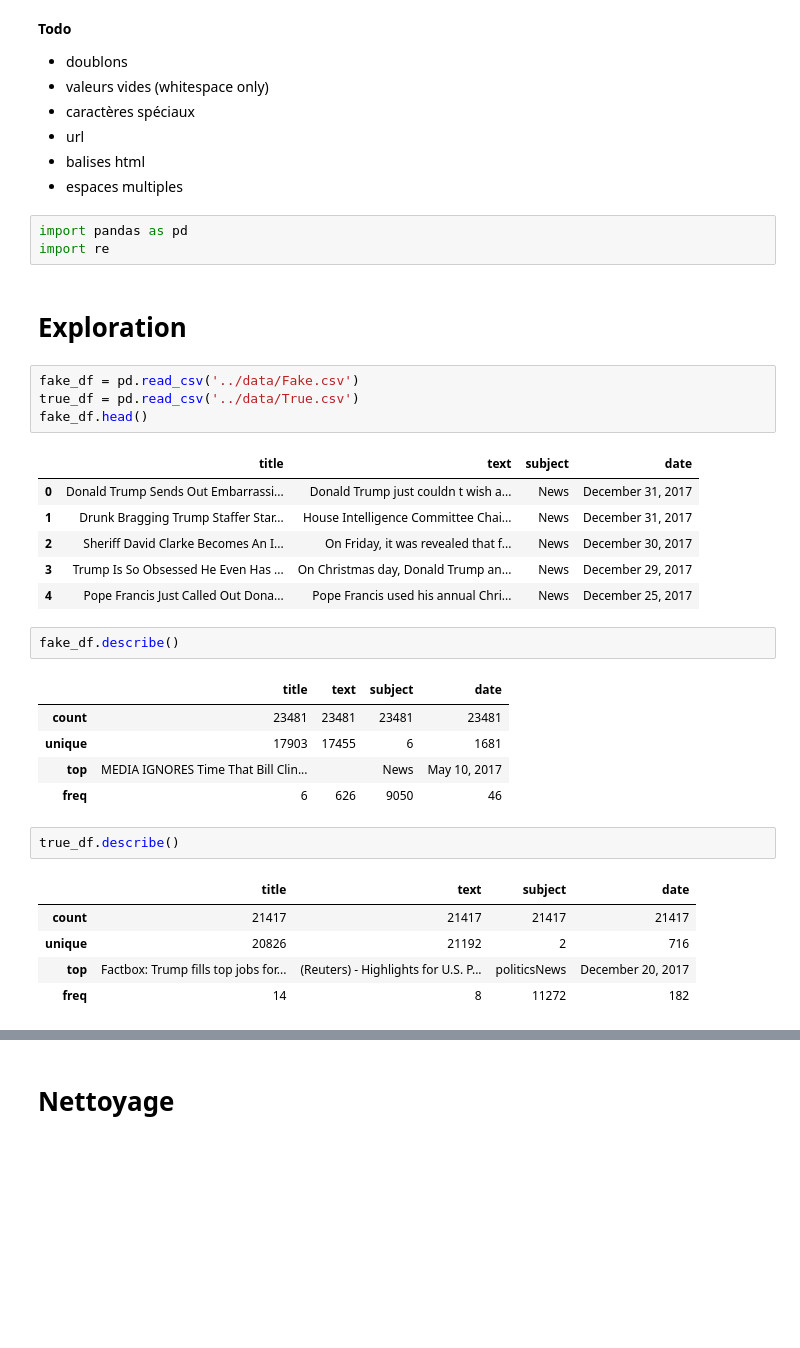
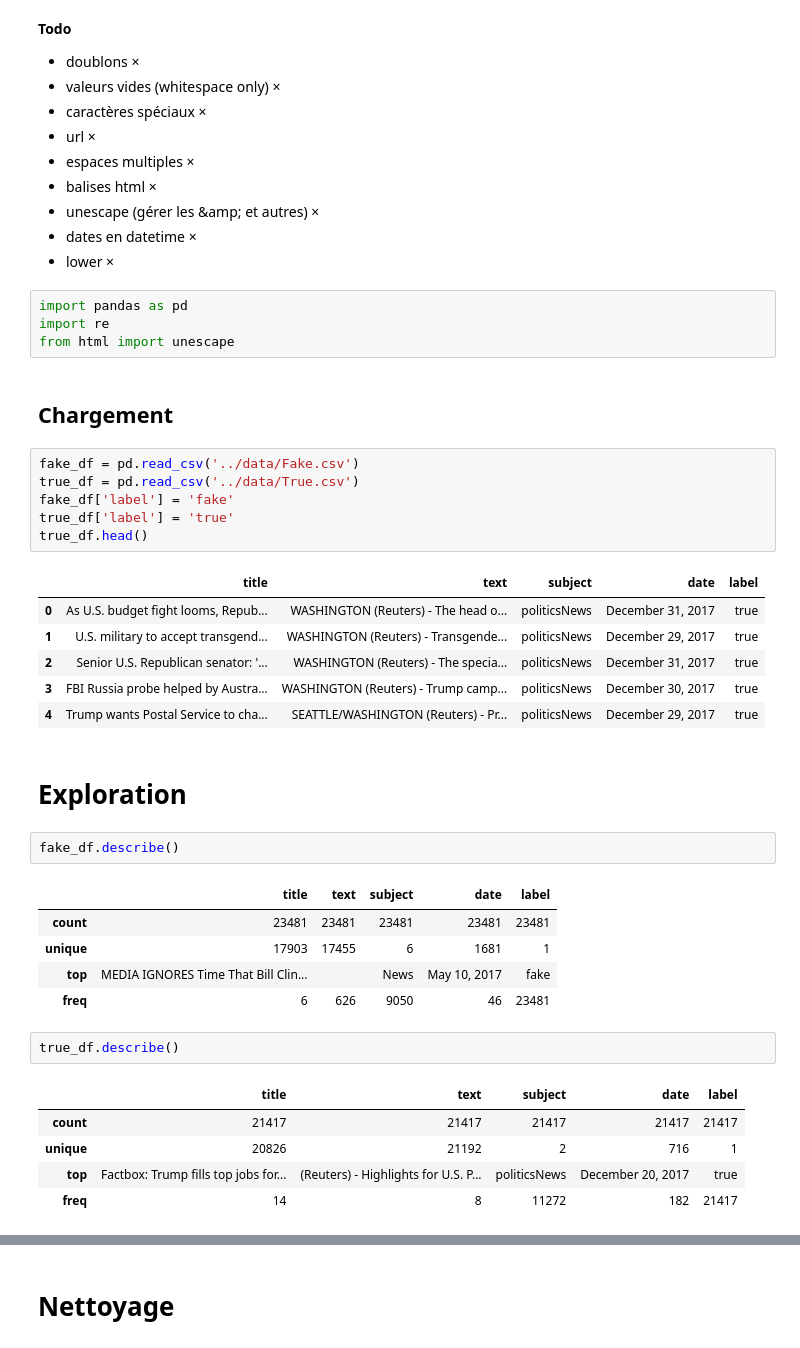
Before and after one commit to 17matb/fake-news-detection, a Jupyter notebook: notebooks/notebook.ipynb, the cells around one changed output, grey strips where cells are left out. Saved outputs shown, nothing was run; the diff lists cells and outputs as text; blank space fills up the shorter version.

```diff
--- a/notebooks/notebook.ipynb
+++ b/notebooks/notebook.ipynb
@@ -1,44 +1,52 @@
 # %% [markdown]
 **Todo**
 
--   doublons
--   valeurs vides (whitespace only)
--   caractères spéciaux
--   url
--   balises html
--   espaces multiples
+-   doublons ×
+-   valeurs vides (whitespace only) ×
+-   caractères spéciaux ×
+-   url ×
+-   espaces multiples ×
+-   balises html ×
+-   unescape (gérer les \&amp; et autres) ×
+-   dates en datetime ×
+-   lower ×
 # %%
 import pandas as pd
 import re
+from html import unescape
-# %% [markdown]
-# Exploration
+# %% [markdown]
+## Chargement
 # %%
 fake_df = pd.read_csv('../data/Fake.csv')
 true_df = pd.read_csv('../data/True.csv')
-fake_df.head()
+fake_df['label'] = 'fake'
+true_df['label'] = 'true'
+true_df.head()
 # %% [output]
-|  | title | text | subject | date |
-| 0 | Donald Trump Sends Out Embarrassi... | Donald Trump just couldn t wish a... | News | December 31, 2017 |
-| 1 | Drunk Bragging Trump Staffer Star... | House Intelligence Committee Chai... | News | December 31, 2017 |
-| 2 | Sheriff David Clarke Becomes An I... | On Friday, it was revealed that f... | News | December 30, 2017 |
-| 3 | Trump Is So Obsessed He Even Has ... | On Christmas day, Donald Trump an... | News | December 29, 2017 |
-| 4 | Pope Francis Just Called Out Dona... | Pope Francis used his annual Chri... | News | December 25, 2017 |
+|  | title | text | subject | date | label |
+| 0 | As U.S. budget fight looms, Repub... | WASHINGTON (Reuters) - The head o... | politicsNews | December 31, 2017 | true |
+| 1 | U.S. military to accept transgend... | WASHINGTON (Reuters) - Transgende... | politicsNews | December 29, 2017 | true |
+| 2 | Senior U.S. Republican senator: '... | WASHINGTON (Reuters) - The specia... | politicsNews | December 31, 2017 | true |
+| 3 | FBI Russia probe helped by Austra... | WASHINGTON (Reuters) - Trump camp... | politicsNews | December 30, 2017 | true |
+| 4 | Trump wants Postal Service to cha... | SEATTLE/WASHINGTON (Reuters) - Pr... | politicsNews | December 29, 2017 | true |
+# %% [markdown]
+# Exploration
 # %%
 fake_df.describe()
 # %% [output]
-|  | title | text | subject | date |
-| count | 23481 | 23481 | 23481 | 23481 |
-| unique | 17903 | 17455 | 6 | 1681 |
-| top | MEDIA IGNORES Time That Bill Clin... |  | News | May 10, 2017 |
-| freq | 6 | 626 | 9050 | 46 |
+|  | title | text | subject | date | label |
+| count | 23481 | 23481 | 23481 | 23481 | 23481 |
+| unique | 17903 | 17455 | 6 | 1681 | 1 |
+| top | MEDIA IGNORES Time That Bill Clin... |  | News | May 10, 2017 | fake |
+| freq | 6 | 626 | 9050 | 46 | 23481 |
 # %%
 true_df.describe()
 # %% [output]
-|  | title | text | subject | date |
-| count | 21417 | 21417 | 21417 | 21417 |
-| unique | 20826 | 21192 | 2 | 716 |
-| top | Factbox: Trump fills top jobs for... | (Reuters) - Highlights for U.S. P... | politicsNews | December 20, 2017 |
-| freq | 14 | 8 | 11272 | 182 |
+|  | title | text | subject | date | label |
+| count | 21417 | 21417 | 21417 | 21417 | 21417 |
+| unique | 20826 | 21192 | 2 | 716 | 1 |
+| top | Factbox: Trump fills top jobs for... | (Reuters) - Highlights for U.S. P... | politicsNews | December 20, 2017 | true |
+| freq | 14 | 8 | 11272 | 182 | 21417 |
 # %%
 fake_df.info()
 # %% [output]
```
Also changed, not shown: parts of 29 cells of this notebook.
